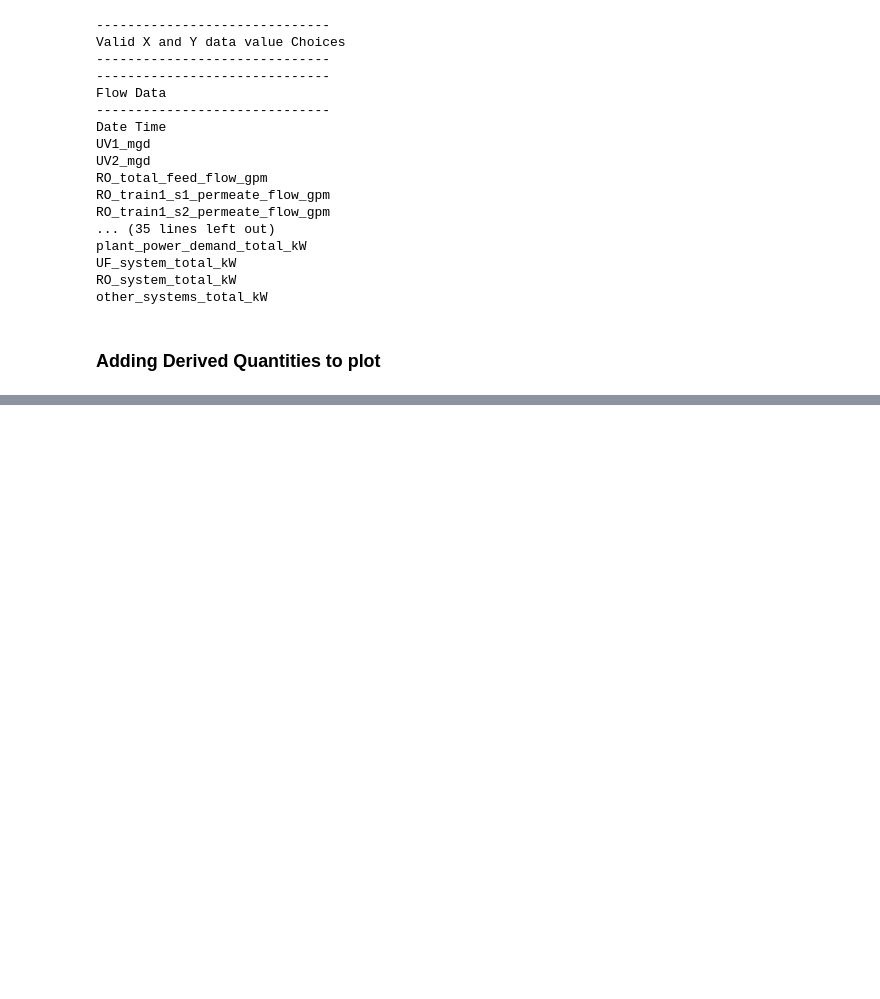
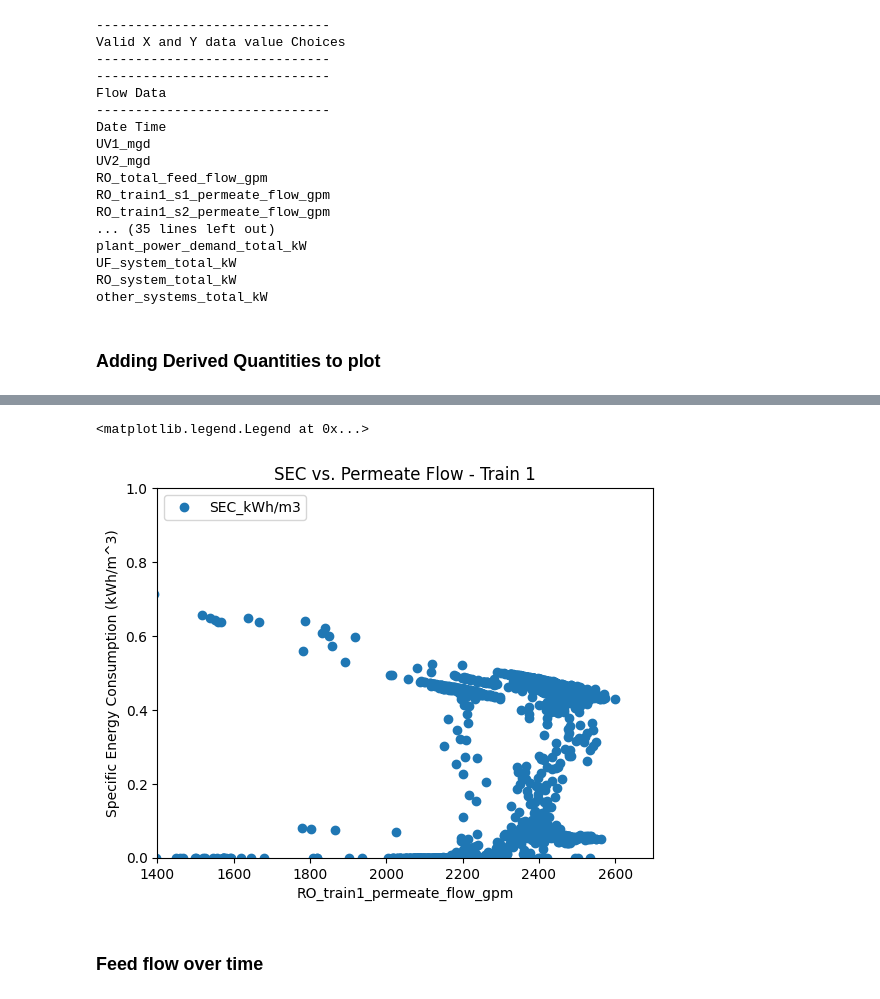
Before and after one commit to watertap-org/flex_desal, a Jupyter notebook: src/wrd/data/Data_exploration.ipynb, the cells around one changed output, grey strips where cells are left out. Cells and saved outputs as stored; diff of their text form; code cells hidden in the pictures; blank space fills up the shorter version.

```diff
--- a/src/wrd/data/Data_exploration.ipynb
+++ b/src/wrd/data/Data_exploration.ipynb
@@ -78,0 +81,33 @@ plt.show()
+# %%
+# Specific Energy of RO
+
+# User input to define x and y data
+x_data_name = "RO_train1_permeate_flow_gpm"
+y_data_name_list = ["SEC_kWh/m3"]
+plot_title = "SEC vs. Permeate Flow - Train 1"
+
+# Power from the three pumps / volumetric flowrate of the permeate
+Data['RO_train1_permeate_flow_gpm'] = Data['RO_train1_s1_permeate_flow_gpm'] + Data['RO_train1_s2_permeate_flow_gpm'] + Data['RO_train1_s3_permeate_flow_gpm']
+Data["SEC_kW/gpm"] = (Data["PRO_feed_pump1_kW"] + Data["PRO_interstage_pump1_kW"] + Data["TSRO_feed_pump1_kW"]) / Data['RO_train1_permeate_flow_gpm']
+Data["SEC_kWh/m3"] = Data["SEC_kW/gpm"] * 264 /60
+# %%
+# Create Plot
+x_data = Data[x_data_name]
+for y_data_name in y_data_name_list:
+    y_data = Data[y_data_name]
+    figure = plt.plot(x_data,y_data,'o',label=y_data_name)
+plt.title(plot_title)
+plt.xlabel(x_data_name)
+
+plt.ylabel("Specific Energy Consumption (kWh/m^3)")
+#Adjust Axes as needed
+plt.xlim(1400,2700)
+plt.ylim(0,1)
+plt.legend(loc='upper left')
+#Export Figure
+# plt.savefig(plot_title+".png")
+# %% [output]
+<matplotlib.legend.Legend at 0x...>
+[figure, added]
+# %% [markdown]
+### Feed flow over time
```
Also changed, not shown: parts of 11 cells of this notebook.
